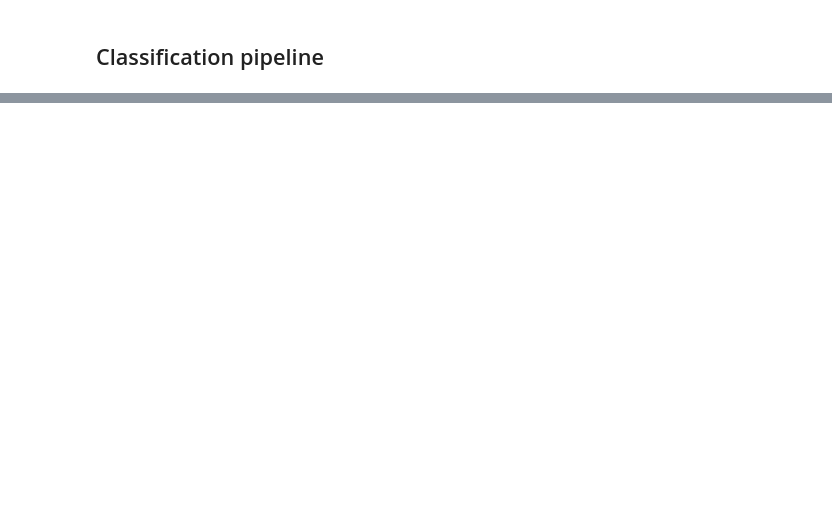
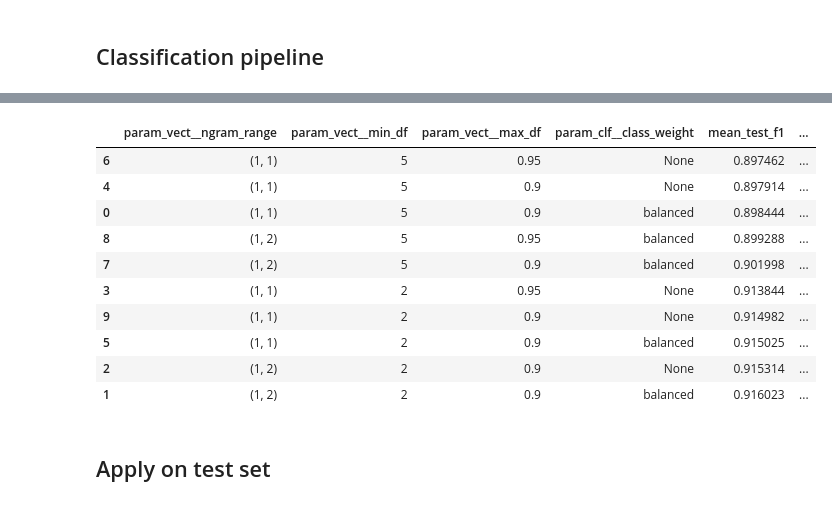
Before and after one commit to Filter-Bubble/topics, a Jupyter notebook: notebooks/Coding-classification.ipynb, the cells around one changed output, grey strips where cells are left out. Cells and saved outputs as stored; diff of their text form; code cells hidden in the pictures; blank space fills up the shorter version.

```diff
--- a/notebooks/Coding-classification.ipynb
+++ b/notebooks/Coding-classification.ipynb
@@ -218,0 +144,19 @@ clf = MultinomialNB().fit(X_train_tf, y_train)
+# %%
+from sklearn.model_selection import GridSearchCV, RandomizedSearchCV
+parameters = {
+     'vect__ngram_range': [(1, 1), (1, 2)],
+     'vect__min_df': [2, 5],
+    'vect__max_df': [0.9, 0.95],
+     #'tfidf__use_idf': (True, False),
+     'clf__class_weight': ('balanced', None),
+}
+# %%
+gs_clf = RandomizedSearchCV( #GridSearchCV(
+    text_clf, parameters, cv=5, iid=False, n_jobs=-1,
+                      scoring=['f1','precision', 'recall'],refit='f1')
+# %%
+data_train_sub = data_train.sample(1000)
+gs_clf = gs_clf.fit(data_train_sub.text_prep, data_train_sub.topic_binary)
+# %%
+results_cv = pd.DataFrame(gs_clf.cv_results_)
+results_cv.columns
@@ -218,0 +176,18 @@ clf = MultinomialNB().fit(X_train_tf, y_train)
+# %%
+param_columns = [c for c in results_cv.columns if c.startswith('param_')]
+results_cv.sort_values('mean_test_f1')[param_columns +
+                                       ['mean_test_f1', 'mean_test_precision', 'mean_test_recall']]
+# %% [output]
+|  | param_vect__ngram_range | param_vect__min_df | param_vect__max_df | param_clf__class_weight | mean_test_f1 | ... |
+| 6 | (1, 1) | 5 | 0.95 | None | 0.897462 | ... |
+| 4 | (1, 1) | 5 | 0.9 | None | 0.897914 | ... |
+| 0 | (1, 1) | 5 | 0.9 | balanced | 0.898444 | ... |
+| 8 | (1, 2) | 5 | 0.95 | balanced | 0.899288 | ... |
+| 7 | (1, 2) | 5 | 0.9 | balanced | 0.901998 | ... |
+| 3 | (1, 1) | 2 | 0.95 | None | 0.913844 | ... |
+| 9 | (1, 1) | 2 | 0.9 | None | 0.914982 | ... |
+| 5 | (1, 1) | 2 | 0.9 | balanced | 0.915025 | ... |
+| 2 | (1, 2) | 2 | 0.9 | None | 0.915314 | ... |
+| 1 | (1, 2) | 2 | 0.9 | balanced | 0.916023 | ... |
+# %% [markdown]
+## Apply on test set
```
Also changed, not shown: parts of 43 cells of this notebook, 1 other file.
